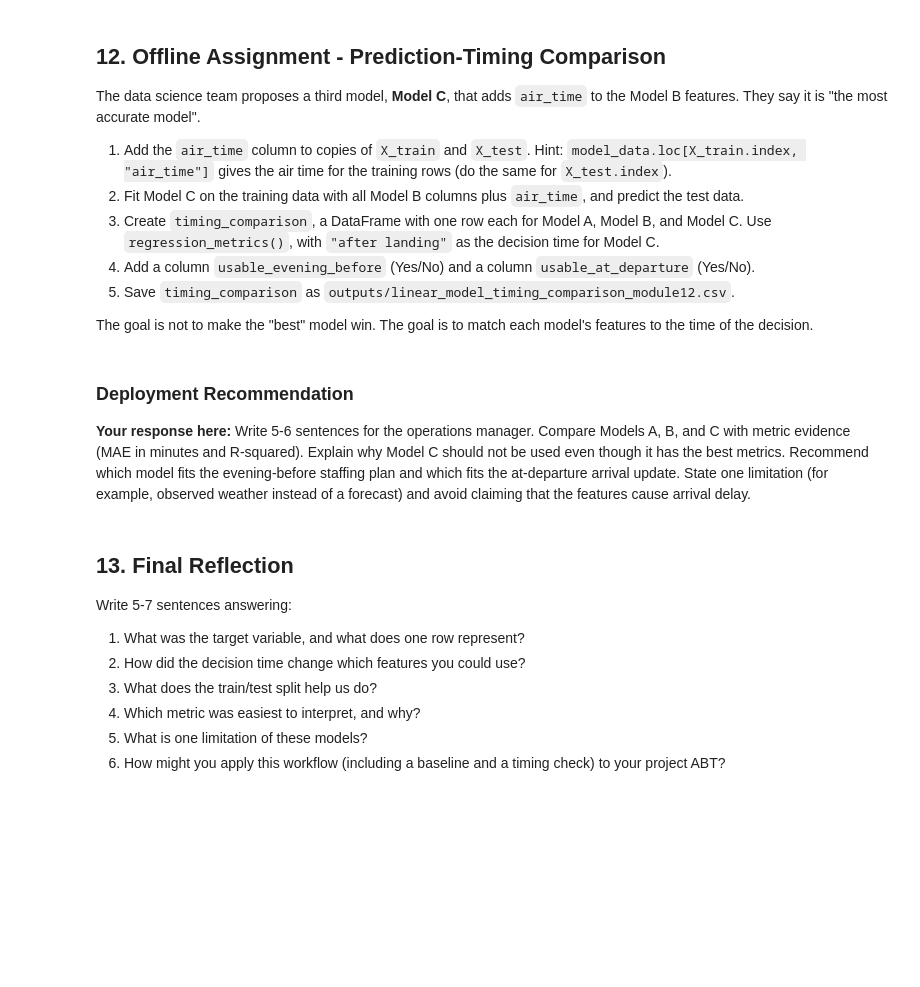
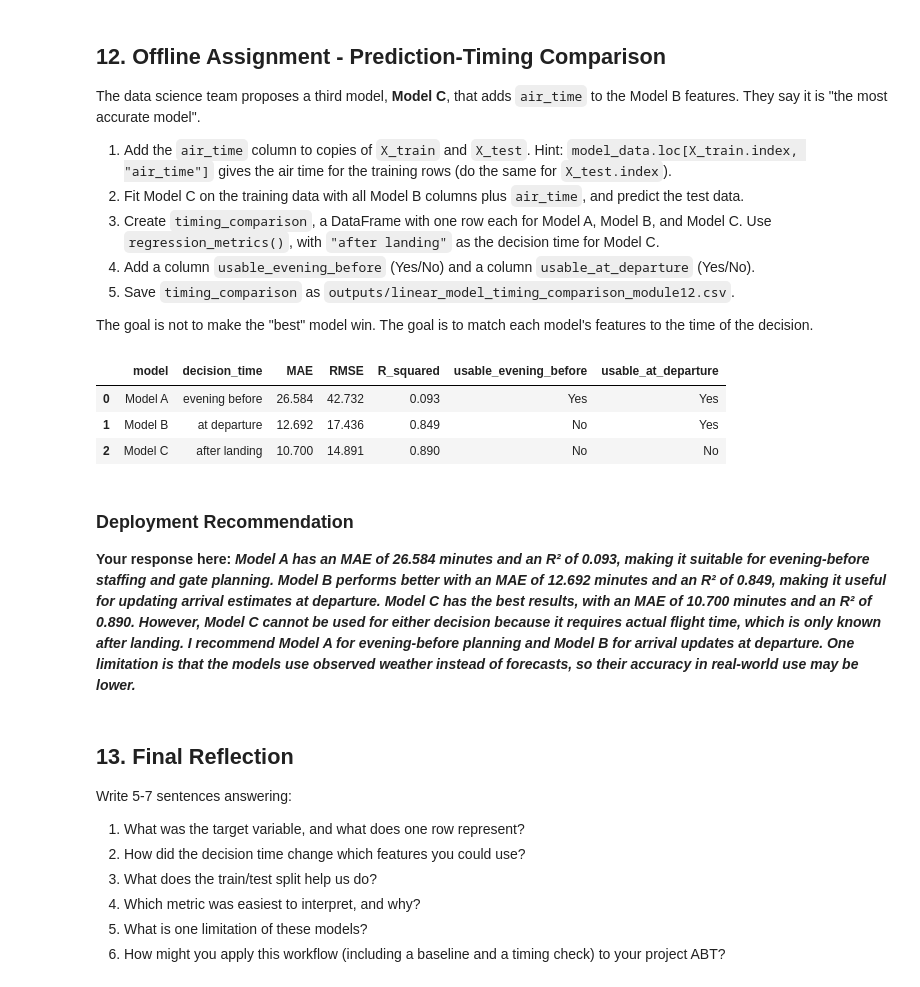
Before and after one commit to YaraAltarawneh/ban6003-week-12-13-YaraAltarawneh, a Jupyter notebook: notebooks/module12_linear_regression_guided_lab.ipynb, the cells around one changed output. Saved outputs shown, nothing was run; the diff lists cells and outputs as text; code cells hidden in the pictures; blank space fills up the shorter version.

```diff
--- a/notebooks/module12_linear_regression_guided_lab.ipynb
+++ b/notebooks/module12_linear_regression_guided_lab.ipynb
@@ -649,18 +689,48 @@ The data science team proposes a third model, **Model C**, that adds `air_time`
 
 The goal is not to make the "best" model win. The goal is to match each model's features to the time of the decision.
 # %%
-# Offline Assignment - your code here
-# Suggested sequence:
-# 1. X_train_c = X_train.copy(); X_train_c["air_time"] = model_data.loc[X_train.index, "air_time"]
-#    (do the same for X_test_c)
-# 2. landing_columns = departure_columns + ["air_time"]; fit model_c and create pred_c.
-# 3. timing_comparison = pd.DataFrame([regression_metrics(...), ...]) for Models A, B, and C.
-# 4. Add the usable_evening_before and usable_at_departure columns.
-# 5. Save timing_comparison with output_dir / "linear_model_timing_comparison_module12.csv".
+# Add air_time to training and testing data
+X_train_c = X_train.copy()
+X_test_c = X_test.copy()
+
+X_train_c["air_time"] = model_data.loc[X_train.index, "air_time"]
+X_test_c["air_time"] = model_data.loc[X_test.index, "air_time"]
+
+# Train Model C
+landing_columns = departure_columns + ["air_time"]
+
+model_c = LinearRegression()
+model_c.fit(X_train_c[landing_columns], y_train)
+pred_c = model_c.predict(X_test_c[landing_columns])
+
+# Compare Models A, B, and C
+timing_comparison = pd.DataFrame([
+    regression_metrics("Model A", "evening before", y_test, pred_a),
+    regression_metrics("Model B", "at departure", y_test, pred_b),
+    regression_metrics("Model C", "after landing", y_test, pred_c)
+])
+
+# Check when each model can be used
+timing_comparison["usable_evening_before"] = ["Yes", "No", "No"]
+timing_comparison["usable_at_departure"] = ["Yes", "Yes", "No"]
+
+# Save results
+timing_comparison.to_csv(
+    output_dir / "linear_model_timing_comparison_module12.csv",
+    index=False
+)
+
+display(timing_comparison.round(3))
+# %% [output]
+|  | model | decision_time | MAE | RMSE | R_squared | usable_evening_before | usable_at_departure |
+| 0 | Model A | evening before | 26.584 | 42.732 | 0.093 | Yes | Yes |
+| 1 | Model B | at departure | 12.692 | 17.436 | 0.849 | No | Yes |
+| 2 | Model C | after landing | 10.700 | 14.891 | 0.890 | No | No |
 # %% [markdown]
 ### Deployment Recommendation
 
-**Your response here:** Write 5-6 sentences for the operations manager. Compare Models A, B, and C with metric evidence (MAE in minutes and R-squared). Explain why Model C should not be used even though it has the best metrics. Recommend which model fits the evening-before staffing plan and which fits the at-departure arrival update. State one limitation (for example, observed weather instead of a forecast) and avoid claiming that the features cause arrival delay.
+**Your response here:**
+ ***Model A has an MAE of 26.584 minutes and an R² of 0.093, making it suitable for evening-before staffing and gate planning. Model B performs better with an MAE of 12.692 minutes and an R² of 0.849, making it useful for updating arrival estimates at departure. Model C has the best results, with an MAE of 10.700 minutes and an R² of 0.890. However, Model C cannot be used for either decision because it requires actual flight time, which is only known after landing. I recommend Model A for evening-before planning and Model B for arrival updates at departure. One limitation is that the models use observed weather instead of forecasts, so their accuracy in real-world use may be lower.***
 # %% [markdown]
 ## 13. Final Reflection
 
```
Also changed, not shown: parts of 9 cells of this notebook, 2 other files.
